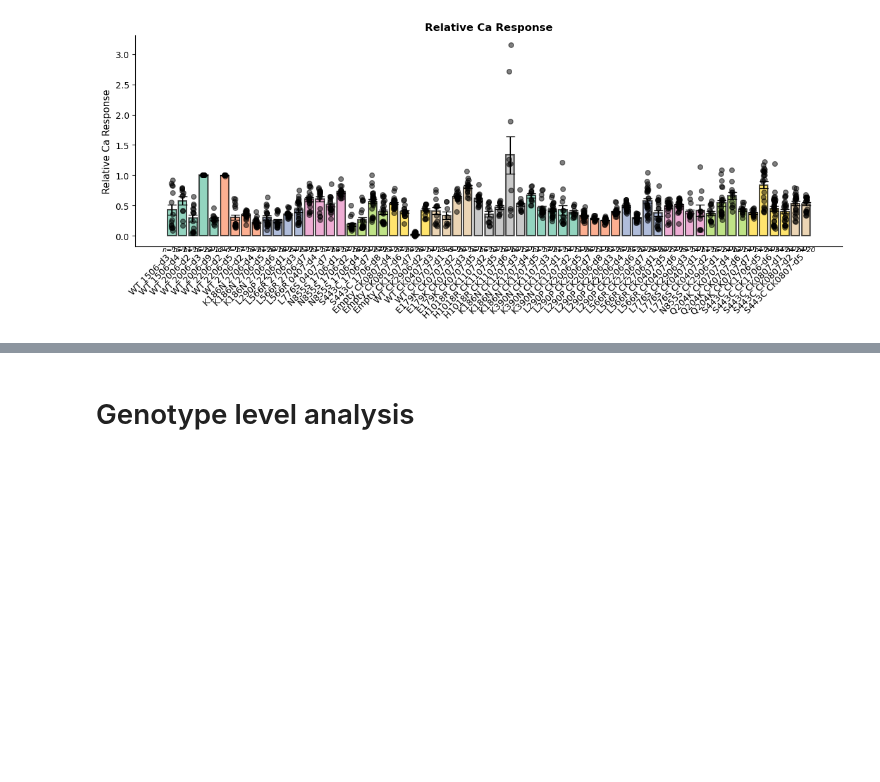
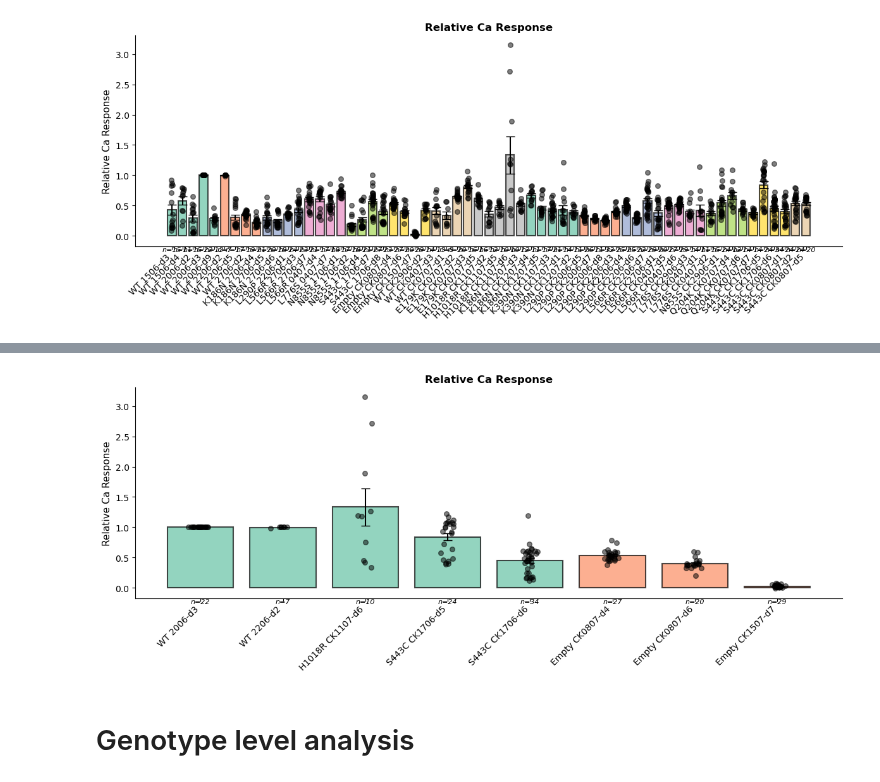
Before and after one commit to hallba/FURA2-Analysis, a Jupyter notebook: Ratiometric analysis.ipynb, the cells around one changed output, grey strips where cells are left out. Saved outputs shown, nothing was run; the diff lists cells and outputs as text; code cells hidden in the pictures; blank space fills up the shorter version.

```diff
--- a/Ratiometric analysis.ipynb
+++ b/Ratiometric analysis.ipynb
@@ -878,0 +922,4 @@ barChart(ca_response_df_individual,"Relative CA response")
+# %%
+barChart(ca_response_df_individual[exclusions],"Relative CA response")
+# %% [output]
+[figure, added]
```
Also changed, not shown: parts of 21 cells of this notebook.
